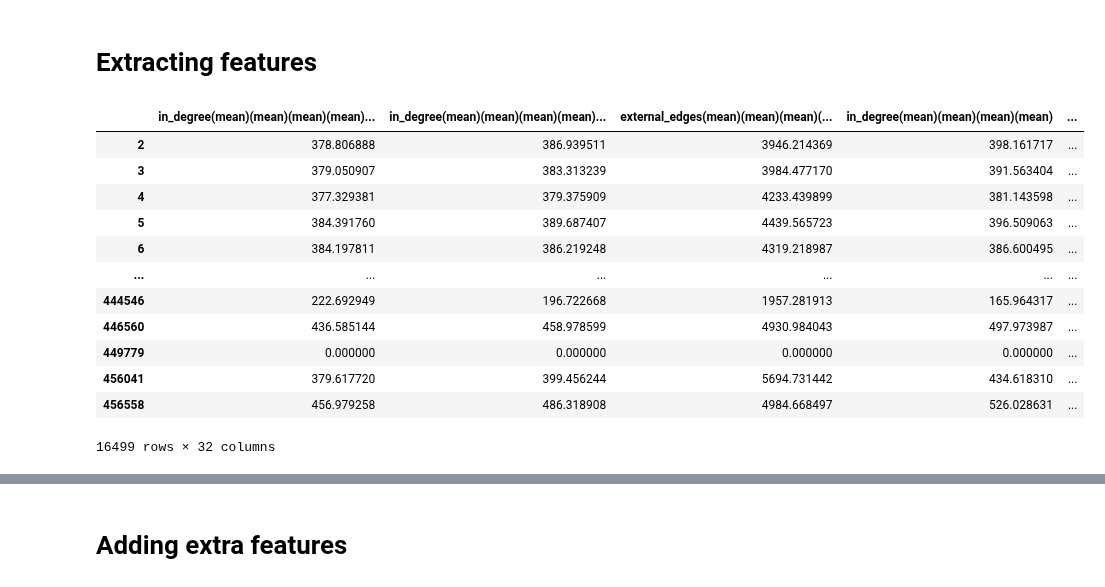
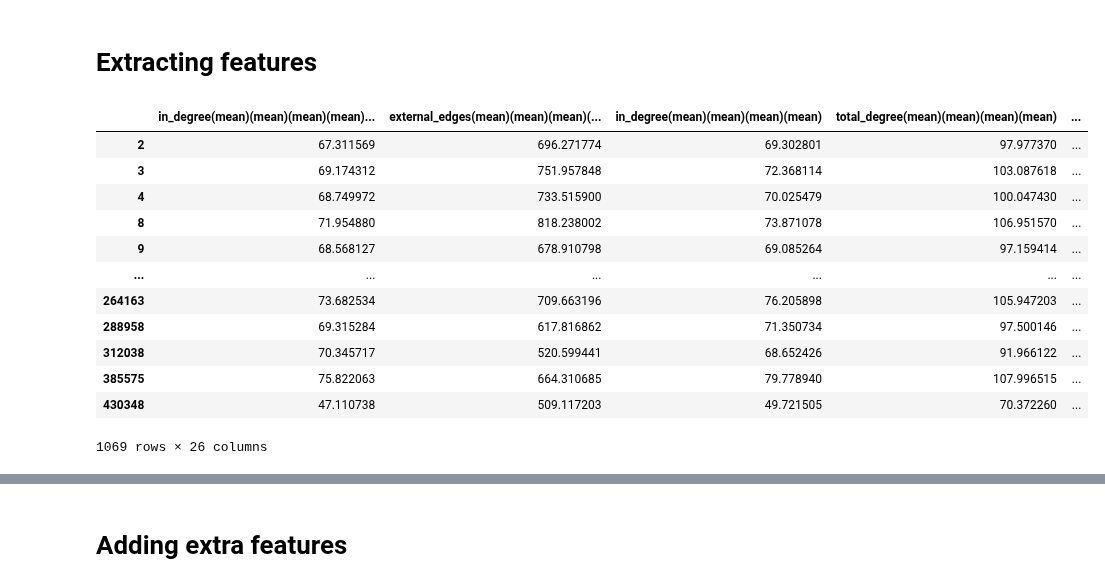
Before and after one commit to alexcosta13/twitter-superspreaders, a Jupyter notebook: 03_features_exploration.ipynb, the cells around one changed output, grey strips where cells are left out. Saved outputs shown, nothing was run; the diff lists cells and outputs as text; code cells hidden in the pictures.

```diff
--- a/03_features_exploration.ipynb
+++ b/03_features_exploration.ipynb
@@ -28,9 +29,22 @@ followers_reduced_graph = load_networkx_directed_graph(followers_reduced_path, w
 # %% [markdown]
 # Extracting features
 # %%
-# Using RoleX to extract feautures
 followers_feature_extractor = RecursiveFeatureExtractor(followers_reduced_graph)
 followers_features = followers_feature_extractor.extract_features()
-followers_features.to_csv(followers_features_path)
+followers_features
+# %% [output]
+|  | in_degree(mean)(mean)(mean)(mean)... | external_edges(mean)(mean)(mean)(... | in_degree(mean)(mean)(mean)(mean) | total_degree(mean)(mean)(mean)(mean) | ... |
+| 2 | 67.311569 | 696.271774 | 69.302801 | 97.977370 | ... |
+| 3 | 69.174312 | 751.957848 | 72.368114 | 103.087618 | ... |
+| 4 | 68.749972 | 733.515900 | 70.025479 | 100.047430 | ... |
+| 8 | 71.954880 | 818.238002 | 73.871078 | 106.951570 | ... |
+| 9 | 68.568127 | 678.910798 | 69.085264 | 97.159414 | ... |
+| ... | ... | ... | ... | ... | ... |
+| 264163 | 73.682534 | 709.663196 | 76.205898 | 105.947203 | ... |
+| 288958 | 69.315284 | 617.816862 | 71.350734 | 97.500146 | ... |
+| 312038 | 70.345717 | 520.599441 | 68.652426 | 91.966122 | ... |
+| 385575 | 75.822063 | 664.310685 | 79.778940 | 107.996515 | ... |
+| 430348 | 47.110738 | 509.117203 | 49.721505 | 70.372260 | ... |
+1069 rows × 26 columns
 # %%
 # DataFrame to manipulate
@@ -38,16 +51,0 @@ feature_df = followers_features.copy()
-# %%
-feature_df
-# %% [output]
-|  | in_degree(mean)(mean)(mean)(mean)... | in_degree(mean)(mean)(mean)(mean)... | external_edges(mean)(mean)(mean)(... | in_degree(mean)(mean)(mean)(mean) | ... |
-| 2 | 378.806888 | 386.939511 | 3946.214369 | 398.161717 | ... |
-| 3 | 379.050907 | 383.313239 | 3984.477170 | 391.563404 | ... |
-| 4 | 377.329381 | 379.375909 | 4233.439899 | 381.143598 | ... |
-| 5 | 384.391760 | 389.687407 | 4439.565723 | 396.509063 | ... |
-| 6 | 384.197811 | 386.219248 | 4319.218987 | 386.600495 | ... |
-| ... | ... | ... | ... | ... | ... |
-| 444546 | 222.692949 | 196.722668 | 1957.281913 | 165.964317 | ... |
-| 446560 | 436.585144 | 458.978599 | 4930.984043 | 497.973987 | ... |
-| 449779 | 0.000000 | 0.000000 | 0.000000 | 0.000000 | ... |
-| 456041 | 379.617720 | 399.456244 | 5694.731442 | 434.618310 | ... |
-| 456558 | 456.979258 | 486.318908 | 4984.668497 | 526.028631 | ... |
-16499 rows × 32 columns
```
Also changed, not shown: parts of 17 cells of this notebook.
